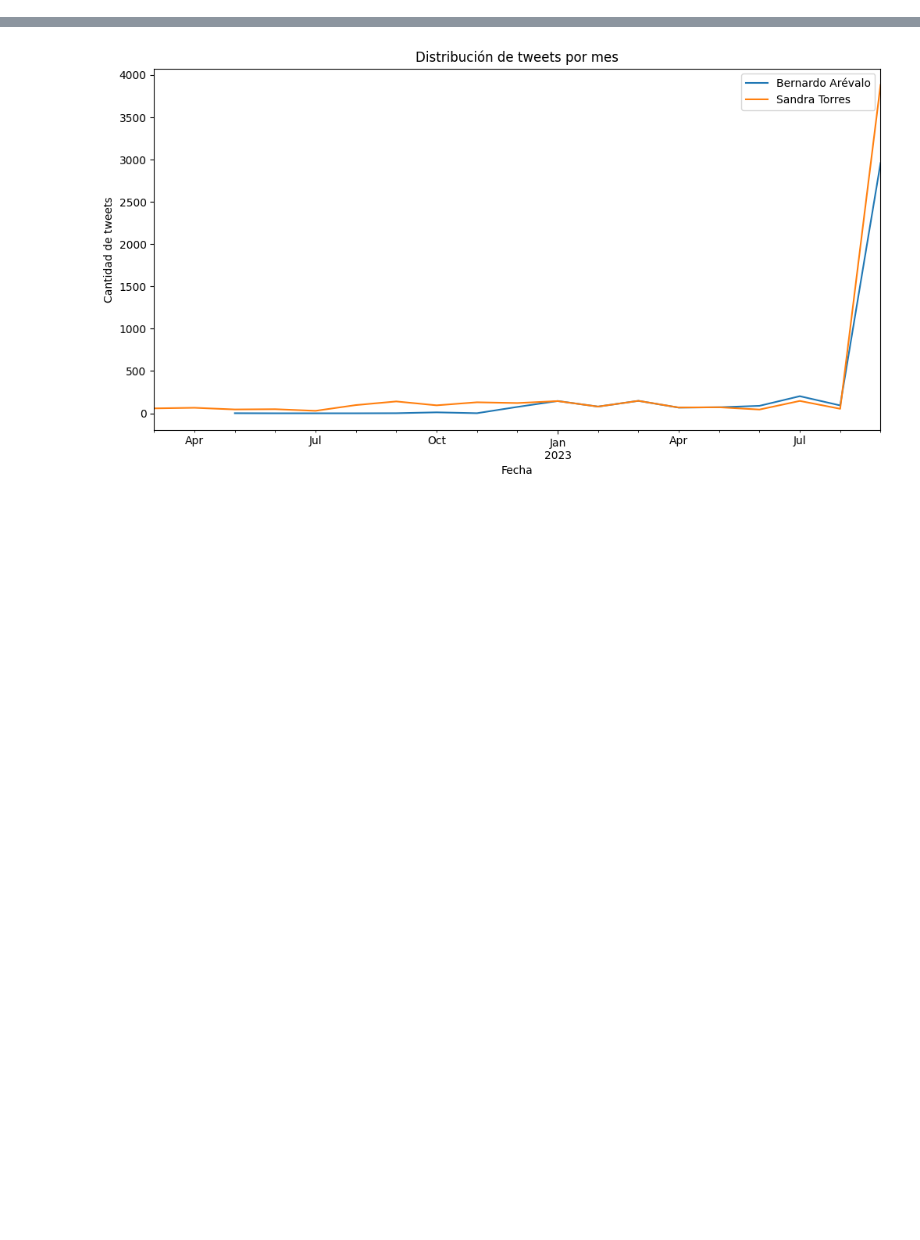
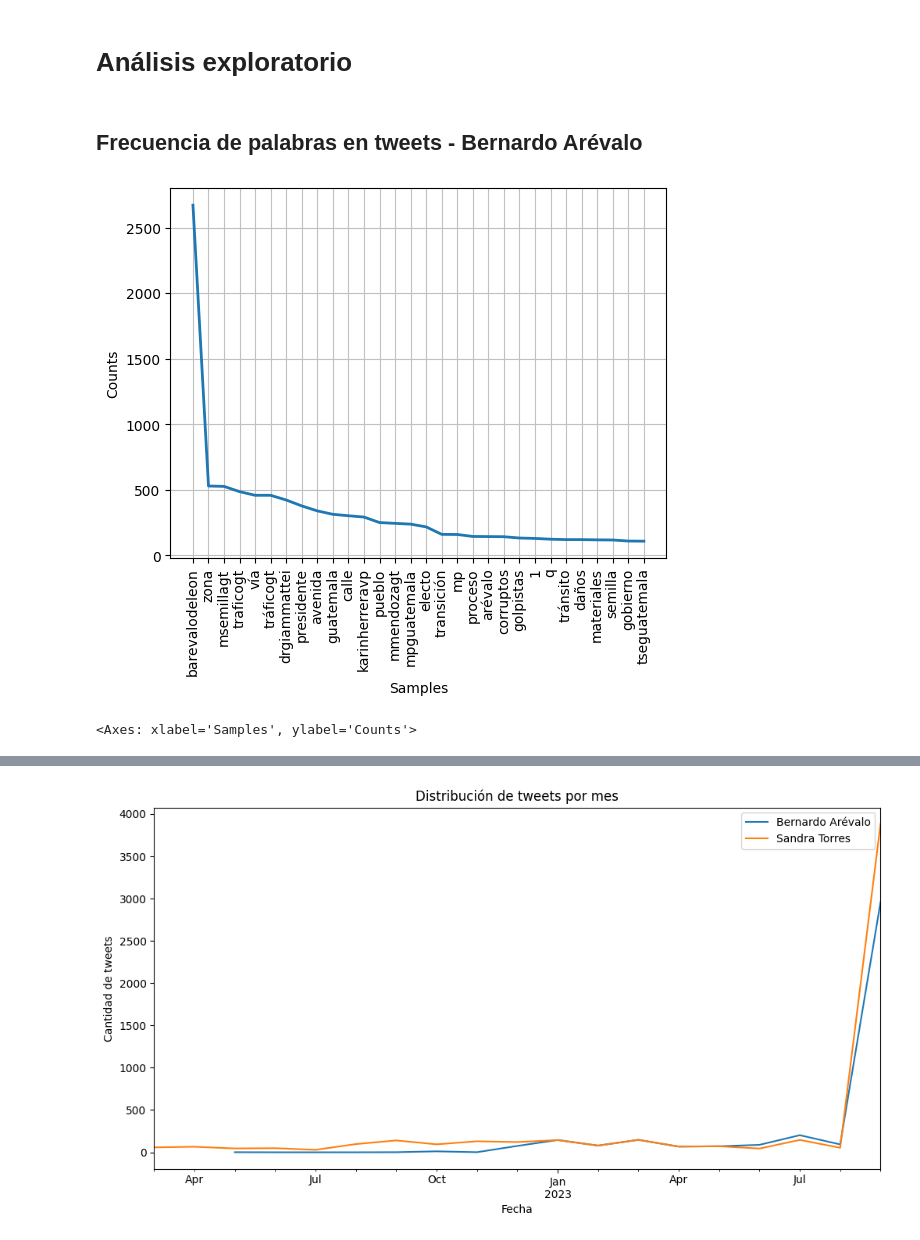
Before and after one commit to guillermoSb/datascience_laboratorio6, a Jupyter notebook: Problema2.ipynb, the cells around one changed output, grey strips where cells are left out. Saved outputs shown, nothing was run; the diff lists cells and outputs as text; code cells hidden in the pictures; blank space fills up the shorter version.

Commit message:
Avance en análisis exploratorio

```diff
--- a/Problema2.ipynb
+++ b/Problema2.ipynb
@@ -59,3 +64,14 @@ df_sandra['rawContent'] = df_sandra['rawContent'].apply(lambda x: ' '.join([word
 
 df_sandra = df_sandra[df_sandra['lang'] == 'es']
 df_sandra['tweet_username'] = df_sandra['user'].apply(username_from_str)
+# %% [markdown]
+# Análisis exploratorio
+# %% [markdown]
+## Frecuencia de palabras en tweets - Bernardo Arévalo
+# %%
+tweet_words_bernardo = [w for sentence in df_bernardo['rawContent'] for w in sentence.split()]
+nlp_words_bernardo =nltk.FreqDist(tweet_words_bernardo)
+nlp_words_bernardo.plot(30)
+# %% [output]
+[figure, added]
+<Axes: xlabel='Samples', ylabel='Counts'>
```
Also changed, not shown: parts of 7 cells of this notebook.
